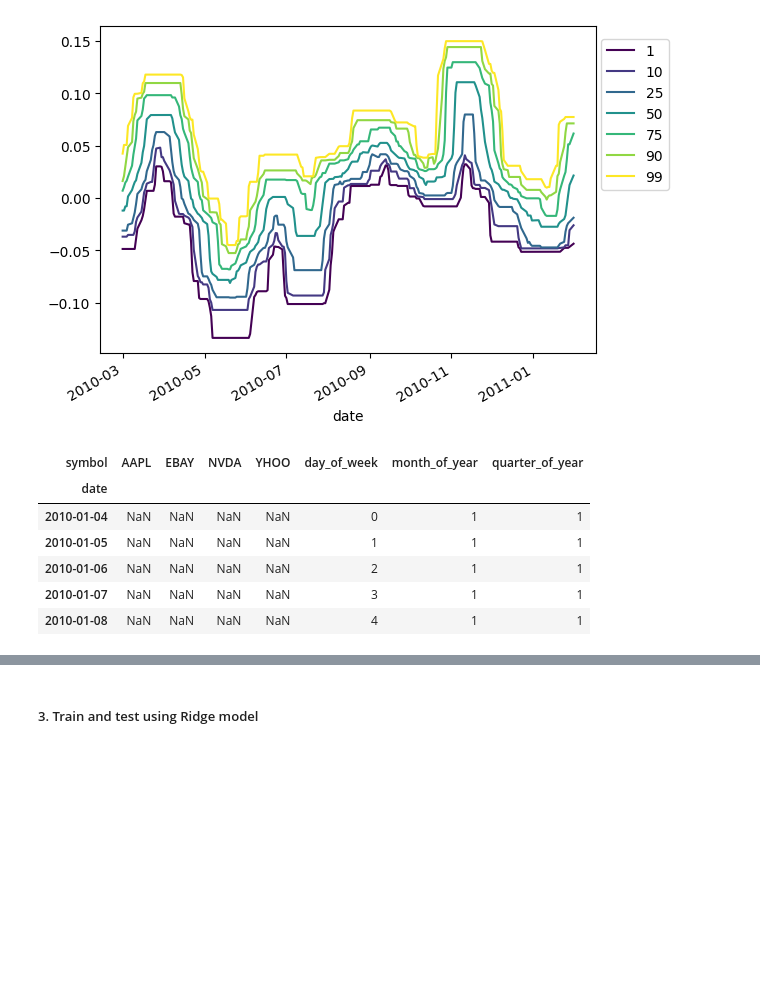
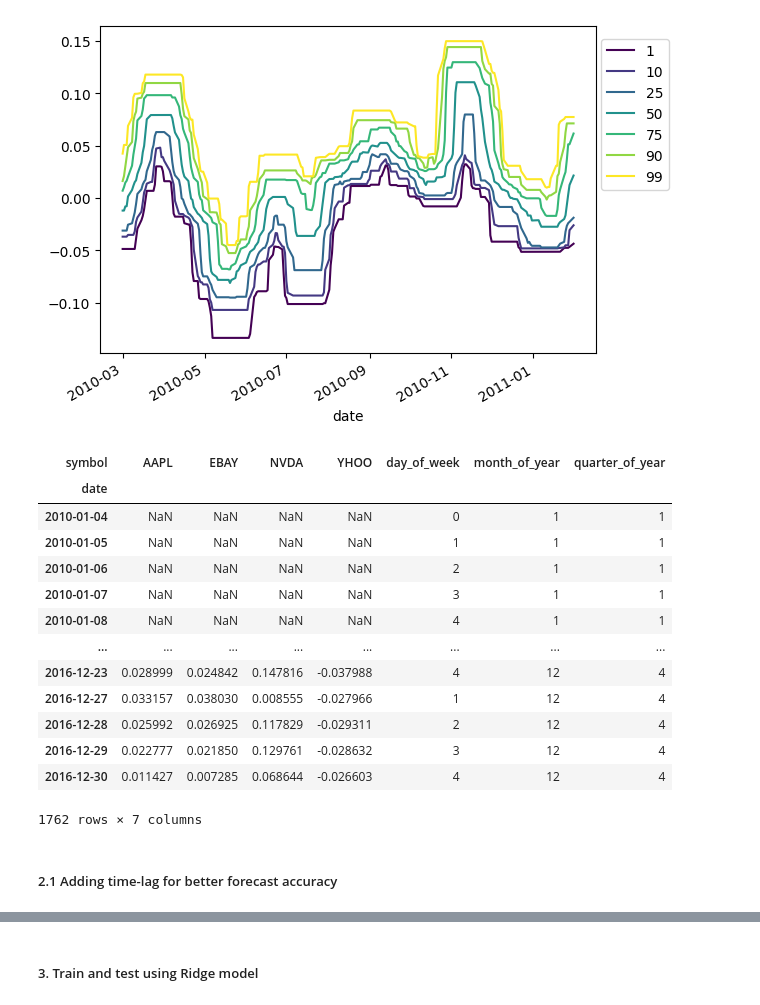
Before and after one commit to J-Soh/Machine-Learning, a Jupyter notebook: Time-Series/Price forecast/price.ipynb, the cells around one changed output, grey strips where cells are left out. Saved outputs shown, nothing was run; the diff lists cells and outputs as text; code cells hidden in the pictures; blank space fills up the shorter version.

```diff
--- a/Time-Series/Price forecast/price.ipynb
+++ b/Time-Series/Price forecast/price.ipynb
@@ -232,15 +232,24 @@ ax.legend(percentiles, loc=(1.01, 0.5));
 # %%
 prices_perc['day_of_week'] = prices_perc.index.dayofweek
 prices_perc['month_of_year'] = prices_perc.index.month
 prices_perc['quarter_of_year'] = prices_perc.index.quarter
 
 # Print prices_perc
-prices_perc.head()
+prices_perc
 # %% [output]
 | symbol | AAPL | EBAY | NVDA | YHOO | day_of_week | month_of_year | quarter_of_year |
 | date |  |  |  |  |  |  |  |
 | 2010-01-04 | NaN | NaN | NaN | NaN | 0 | 1 | 1 |
 | 2010-01-05 | NaN | NaN | NaN | NaN | 1 | 1 | 1 |
 | 2010-01-06 | NaN | NaN | NaN | NaN | 2 | 1 | 1 |
 | 2010-01-07 | NaN | NaN | NaN | NaN | 3 | 1 | 1 |
 | 2010-01-08 | NaN | NaN | NaN | NaN | 4 | 1 | 1 |
+| ... | ... | ... | ... | ... | ... | ... | ... |
+| 2016-12-23 | 0.028999 | 0.024842 | 0.147816 | -0.037988 | 4 | 12 | 4 |
+| 2016-12-27 | 0.033157 | 0.038030 | 0.008555 | -0.027966 | 1 | 12 | 4 |
+| 2016-12-28 | 0.025992 | 0.026925 | 0.117829 | -0.029311 | 2 | 12 | 4 |
+| 2016-12-29 | 0.022777 | 0.021850 | 0.129761 | -0.028632 | 3 | 12 | 4 |
+| 2016-12-30 | 0.011427 | 0.007285 | 0.068644 | -0.026603 | 4 | 12 | 4 |
+1762 rows × 7 columns
+# %% [markdown]
+##### 2.1 Adding time-lag for better forecast accuracy
```
Also changed, not shown: parts of 10 cells of this notebook, 3 other files.
